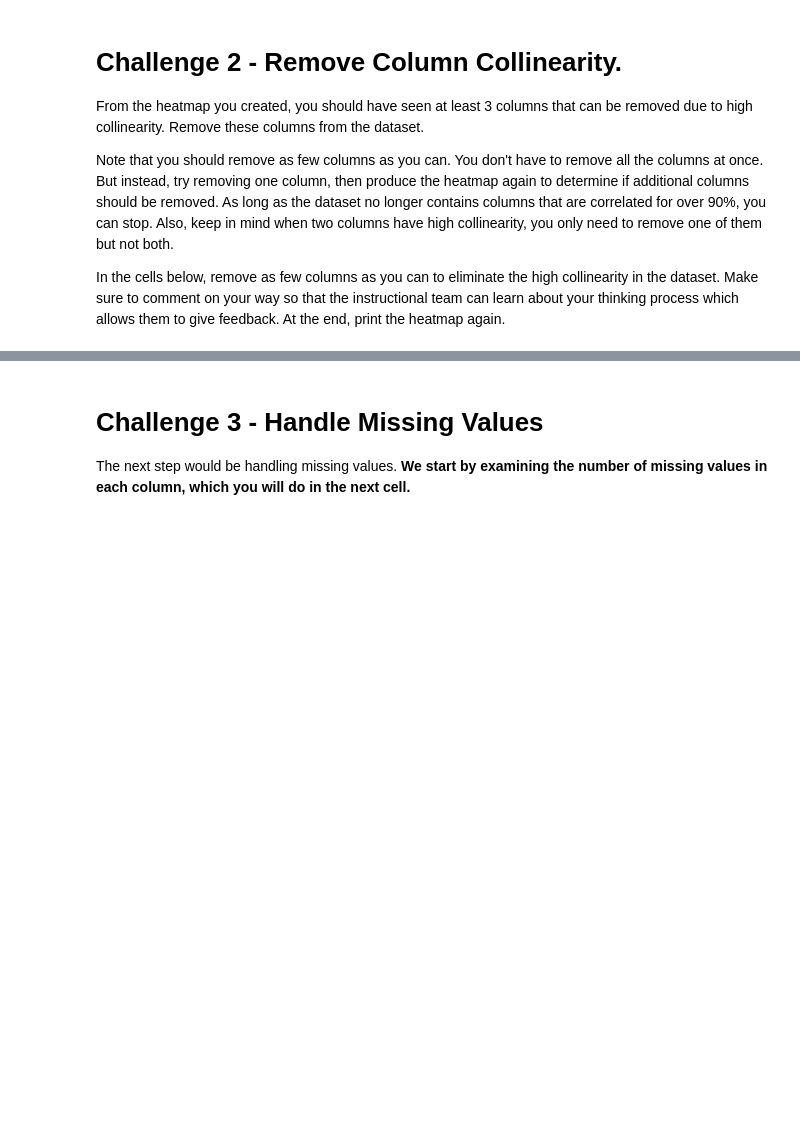
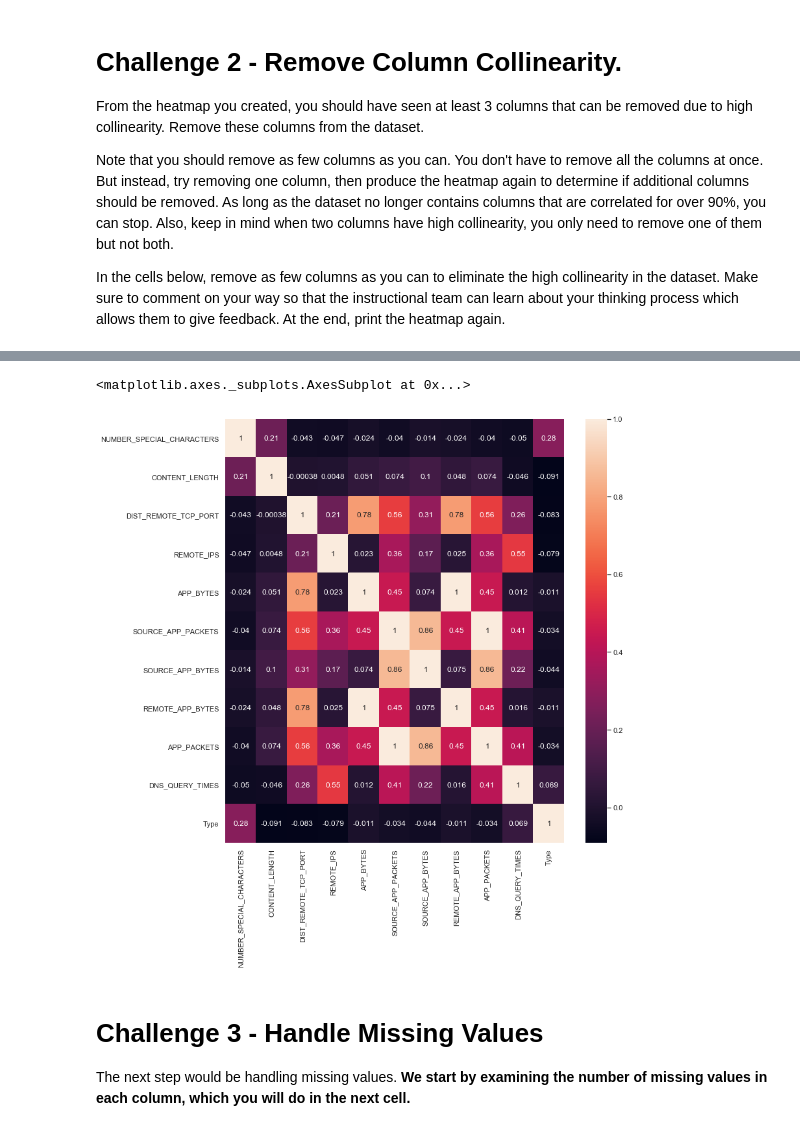
Before and after one commit to ta-data-bcn/lab-supervised-learning, a Jupyter notebook: your-code/main.ipynb, the cells around one changed output, grey strips where cells are left out. Drawn from its saved outputs; the diff is of its cells as text; code cells hidden in the pictures; blank space fills up the shorter version.

```diff
--- a/your-code/main.ipynb
+++ b/your-code/main.ipynb
@@ -143,3 +165,12 @@ In the cells below, remove as few columns as you can to eliminate the high colli
+# %%
+# Remove the URL_LENGTH column
+websites_num = websites_num.drop(['URL_LENGTH'], axis=1)
+# %%
+# Check the heatmap
+sns.heatmap(websites_num.corr(), annot=True)
+# %% [output]
+<matplotlib.axes._subplots.AxesSubplot at 0x...>
+[figure, added]
 # %% [markdown]
 # Challenge 3 - Handle Missing Values
 
```
Also changed, not shown: parts of 21 cells of this notebook.
